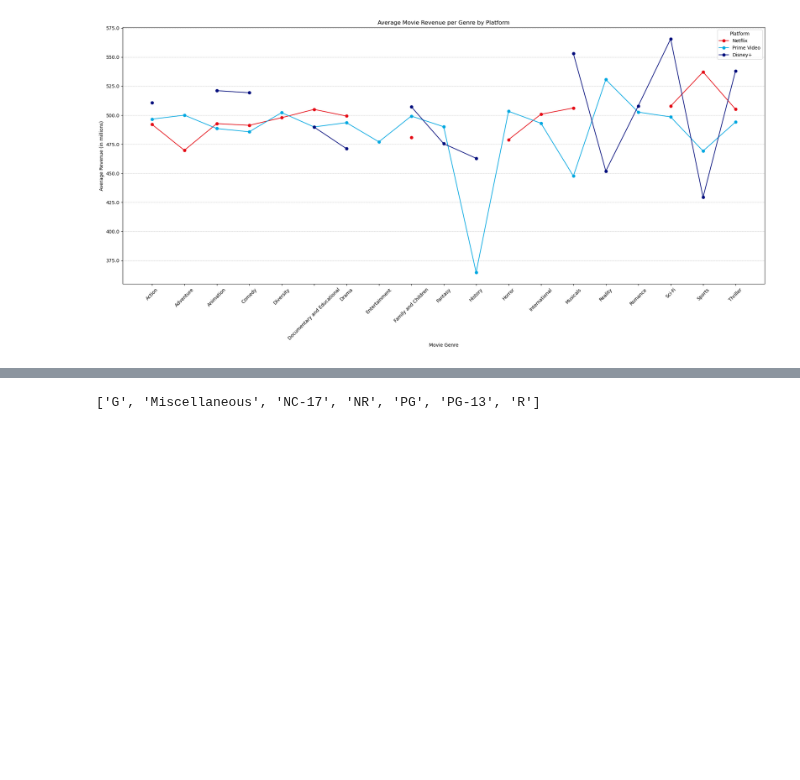
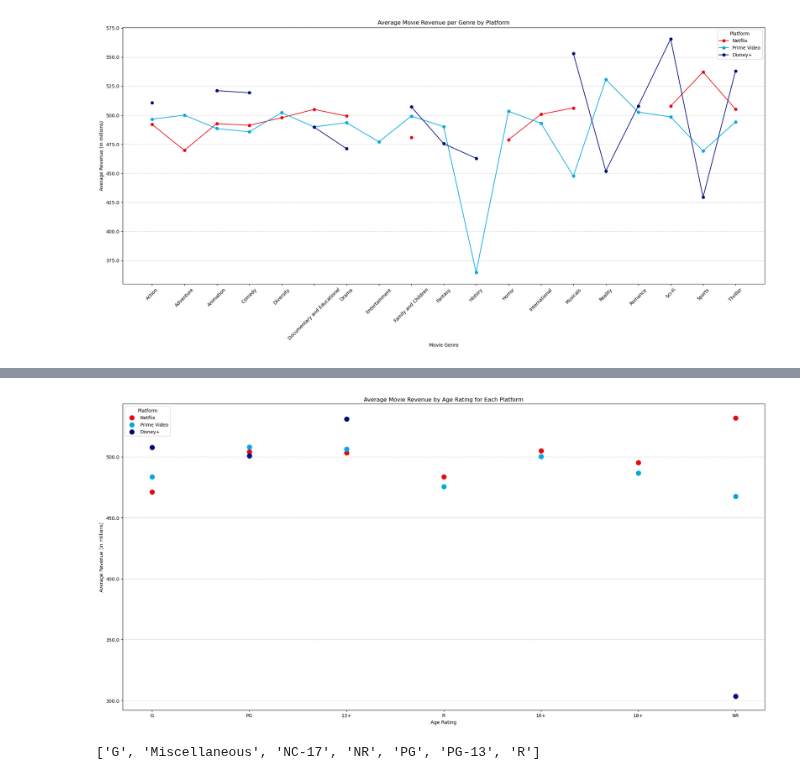
Before and after one commit to ulquyorra-11/Cinemalytics, a Jupyter notebook: notebooks/Samer's Notebooks/samer_results.ipynb, the cells around one changed output, grey strips where cells are left out. Saved outputs shown, nothing was run; the diff lists cells and outputs as text; code cells hidden in the pictures; blank space fills up the shorter version.

```diff
--- a/notebooks/Samer's Notebooks/samer_results.ipynb
+++ b/notebooks/Samer's Notebooks/samer_results.ipynb
@@ -353,3 +236,50 @@ plt.show()
+# %%
+# Define the desired order for the age ratings
+age_rating_order = ['G', 'PG', '13+', 'R', '16+', '18+', 'NR']
+
+# Define the colors for each platform
+platform_colors = {'Netflix': '#E50914', 'Prime Video': '#00A8E1', 'Disney+': '#000c7c'}
+
+# Function to plot data for a single platform using scatter for dots
+def plot_age_rating_revenue_scatter(platform_data, platform_name, color):
+    x_values = [age_rating_order.index(age_rating) for age_rating in platform_data['age_rating'] if age_rating in age_rating_order]
+    y_values = [platform_data[platform_data['age_rating'] == age_rating]['revenue'].mean() / 1e6 for age_rating in platform_data['age_rating'] if age_rating in age_rating_order]
+    plt.scatter(x_values, y_values, label=platform_name, color=color, s=100)  # Use scatter plot for dots
+
+# Plotting setup
+plt.figure(figsize=(20, 10))
+ax = plt.gca()  # Get current axis
+
+# Process and plot for each platform
+netflix_age_rating_revenue = process_df_for_age_rating_revenue(netflix_movies_df)
+plot_age_rating_revenue_scatter(netflix_age_rating_revenue, 'Netflix', platform_colors['Netflix'])
+
+prime_video_age_rating_revenue = process_df_for_age_rating_revenue(prime_video_movies_df)
+plot_age_rating_revenue_scatter(prime_video_age_rating_revenue, 'Prime Video', platform_colors['Prime Video'])
+
+disney_plus_age_rating_revenue = process_df_for_age_rating_revenue(disney_plus_movies_df)
+plot_age_rating_revenue_scatter(disney_plus_age_rating_revenue, 'Disney+', platform_colors['Disney+'])
+
+plt.title('Average Movie Revenue by Age Rating for Each Platform')
+plt.xlabel('Age Rating')
+plt.ylabel('Average Revenue (in millions)')
+
+# Set the x-axis to display the predefined age ratings in order
+plt.xticks(range(len(age_rating_order)), age_rating_order)
+
+# Update y-axis to display average revenue in millions
+ticks_loc = ax.get_yticks().tolist()
+ax.yaxis.set_major_locator(mticker.FixedLocator(ticks_loc))
+ax.set_yticklabels(['{:.1f}'.format(x) for x in ticks_loc])
+
+plt.legend(title='Platform')
+plt.grid(True, which='major', linestyle='--', linewidth=0.5, axis='y')
+plt.tight_layout()
+
+# Show the plot
+plt.show()
+# %% [output]
+[figure, added]
 # %%
 # Get unique age ratings from each platform
 unique_netflix_age_ratings = netflix_movies_df['age_rating'].unique()
```
Also changed, not shown: parts of 4 cells of this notebook, 2 other files.
